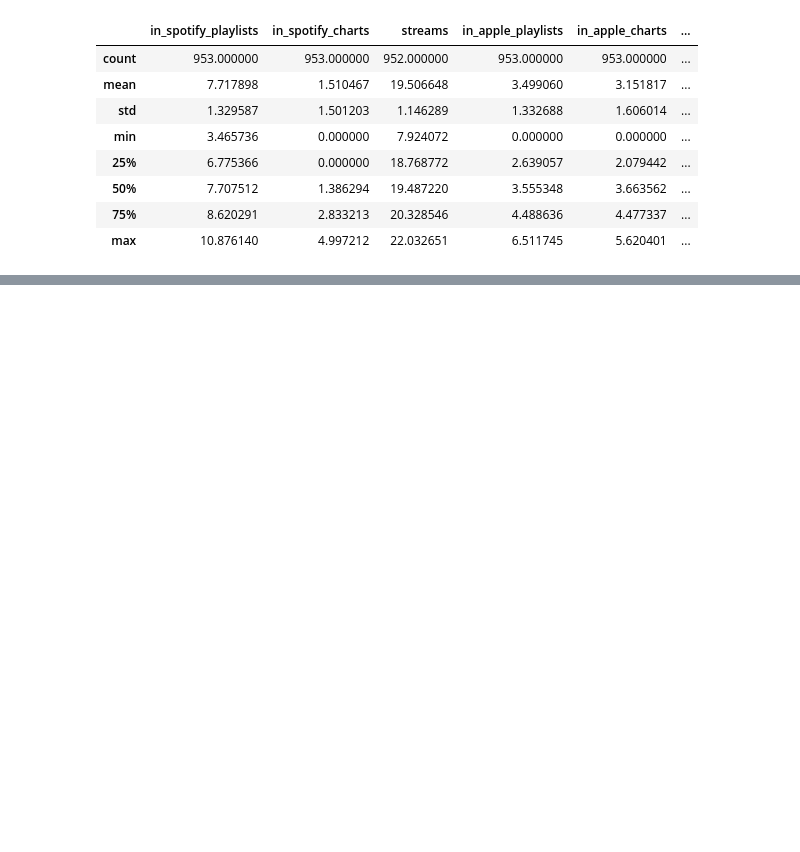
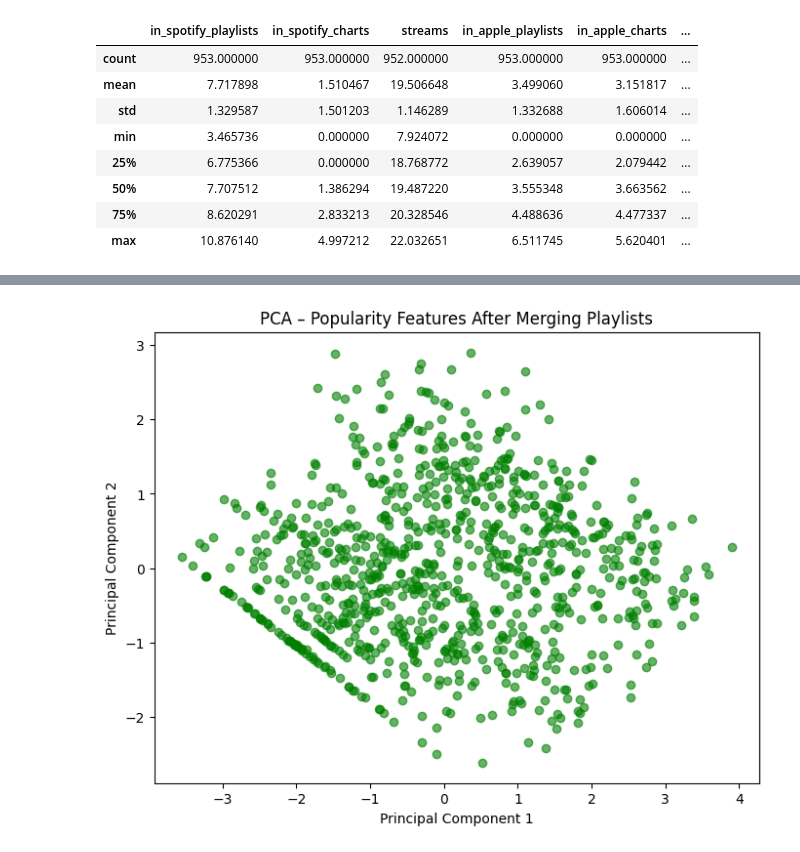
Before and after one commit to ishamkhan23/spotify-hit-prediction, a Jupyter notebook: DatascienceNotebook.ipynb, the cells around one changed output, grey strips where cells are left out. Saved outputs shown, nothing was run; the diff lists cells and outputs as text; code cells hidden in the pictures; blank space fills up the shorter version.

```diff
--- a/DatascienceNotebook.ipynb
+++ b/DatascienceNotebook.ipynb
@@ -371,0 +413,21 @@ plt.show()
+# %%
+# PCA using simplified popularity features (after playlist merge)
+popularity_cols = [
+    'playlists_total', 'streams', 'in_spotify_charts', 'in_apple_charts'
+]
+
+from sklearn.preprocessing import StandardScaler
+from sklearn.decomposition import PCA
+
+X_pop = StandardScaler().fit_transform(df[popularity_cols])
+pca_pop = PCA(n_components=2)
+pca_components_pop = pca_pop.fit_transform(X_pop)
+
+plt.figure(figsize=(8, 6))
+plt.scatter(pca_components_pop[:, 0], pca_components_pop[:, 1], color='green', alpha=0.6)
+plt.xlabel('Principal Component 1')
+plt.ylabel('Principal Component 2')
+plt.title('PCA – Popularity Features After Merging Playlists')
+plt.show()
+# %% [output]
+[figure, added]
```
Also changed, not shown: parts of 22 cells of this notebook.
